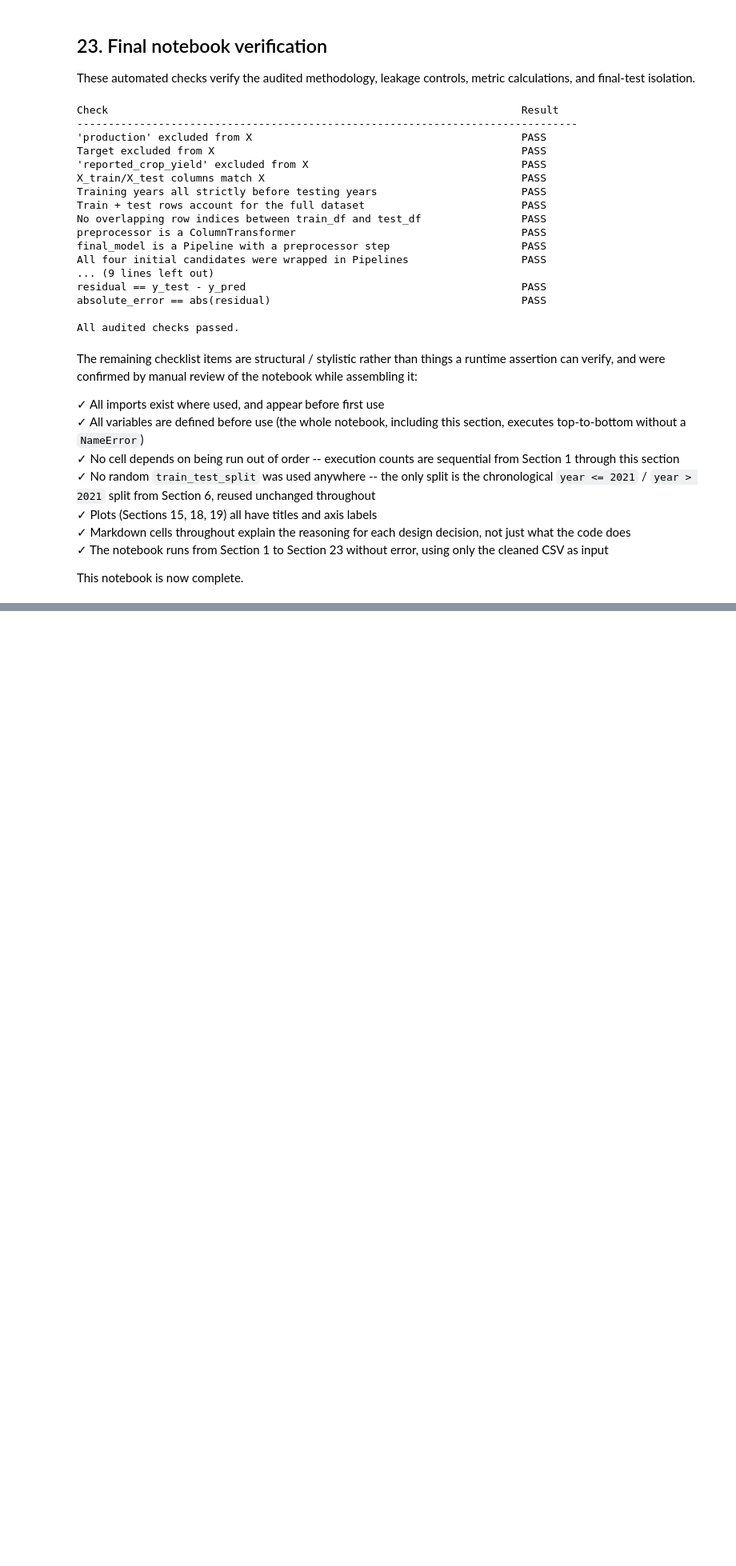
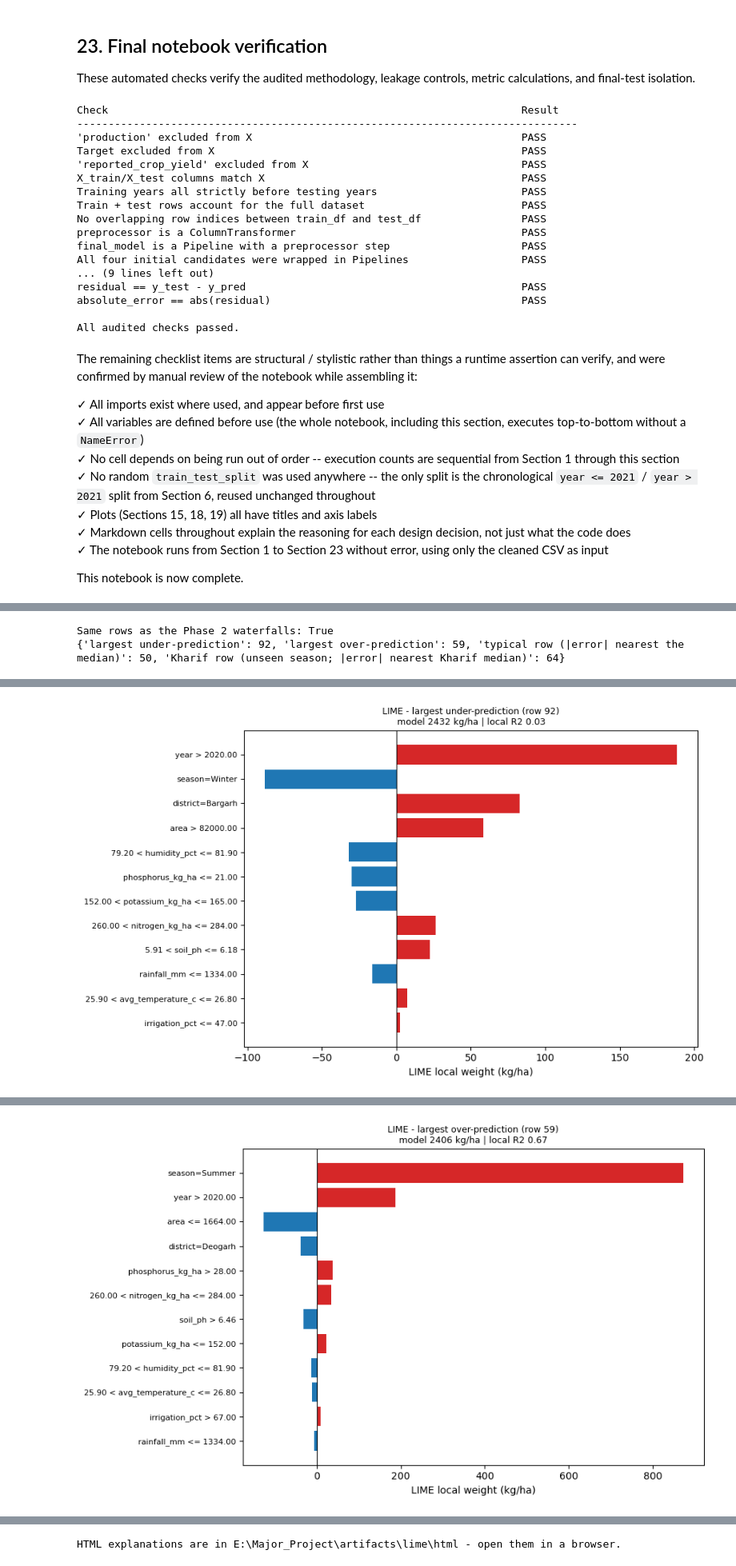
Before and after one commit to kalpana-sketch/Rice_Yield_Prediction, a Jupyter notebook: Odisha_Rice_ML_Audited_Corrected.ipynb, the cells around one changed output, grey strips where cells are left out. Shown at 80% size. Drawn from its saved outputs; the diff is of its cells as text; code cells hidden in the pictures; blank space fills up the shorter version.

Commit message:
Add SHAP LIME robustness analysis and Streamlit dashboard

```diff
--- a/Odisha_Rice_ML_Audited_Corrected.ipynb
+++ b/Odisha_Rice_ML_Audited_Corrected.ipynb
@@ -1993,0 +4121,69 @@ This notebook is now complete.
+# %%
+# %% 3.6  Choose the observations (same deterministic rules as the SHAP waterfalls)
+resid = yt - pred_te_lime; abs_err = np.abs(resid)
+picks_l = {
+    "largest under-prediction": int(np.argmax(resid)),
+    "largest over-prediction": int(np.argmin(resid)),
+    "typical row (|error| nearest the median)": int(np.argmin(np.abs(abs_err - np.median(abs_err)))),
+}
+if unseen_mask.any():
+    k_idx = np.where(unseen_mask)[0]
+    picks_l["Kharif row (unseen season; |error| nearest Kharif median)"] = \
+        int(k_idx[np.argmin(np.abs(abs_err[k_idx] - np.median(abs_err[k_idx])))])
+if "picks" in globals() and isinstance(picks, dict):
+    print("Same rows as the Phase 2 waterfalls:", dict(picks) == picks_l)
+print(picks_l)
+# %% [output]
+Same rows as the Phase 2 waterfalls: True
+{'largest under-prediction': 92, 'largest over-prediction': 59, 'typical row (|error| nearest the median)': 50, 'Kharif row (unseen season; |error| nearest Kharif median)': 64}
+# %%
+# %% 3.7  Run LIME, save HTML + CSV + figure for each observation
+def slugify(t): return t.split(" (")[0].replace(" ", "_").replace("-", "")
+
+lime_results, case_rows = {}, []
+for tag, i in picks_l.items():
+    row = X_test.iloc[i]
+    unseen_cols = [c for c in categorical_features if str(row[c]) not in cat_levels[c]["train"]]
+    freeze = {c: str(row[c]) for c in unseen_cols}
+    exp = make_explainer(freeze).explain_instance(
+        te_arr[i], lime_predict_fn, num_features=CONFIG["num_features"],
+        num_samples=CONFIG["num_samples"])
+    rules, idx_w = exp.as_list(), exp.as_map()[0]
+    assert len(rules) == len(idx_w)
+    df = pd.DataFrame({"rank": range(1, len(rules) + 1),
+                       "variable": [feature_cols[f] for f, _ in idx_w],
+                       "lime_rule": [r_ for r_, _ in rules],
+                       "weight_kg_ha": [w for _, w in rules]})
+    df["direction"] = np.where(df["weight_kg_ha"] > 0, "raises prediction", "lowers prediction")
+    df["held_fixed_unseen"] = df["variable"].isin(unseen_cols)
+    r2_loc, lp, icpt = _scalar(exp.score), _scalar(exp.local_pred), _scalar(exp.intercept)
+    slug = f"{slugify(tag)}_row{i}"
+    exp.save_to_file(str(LIME_DIR / "html" / f"lime_{slug}.html"))
+    df.to_csv(LIME_DIR / f"lime_{slug}.csv", index=False)
+
+    print(f"\n### {tag} | test row {i} | district={row['district']} season={row['season']} "
+          f"year={int(row['year'])}")
+    print(f"actual={yt[i]:.0f}  model prediction={pred_te_lime[i]:.0f}  "
+          f"| LIME local-surrogate prediction={lp:.0f}  intercept={icpt:.0f}  local R2={r2_loc:.3f}")
+    if unseen_cols:
+        print(f"NOTE: {unseen_cols} = unseen in training. It was held FIXED during sampling, so LIME "
+              f"assigns it no weight; this is not a learned effect.")
+    print(df[["rank", "variable", "lime_rule", "weight_kg_ha", "direction"]].round(2).to_string(index=False))
+
+    fig, ax = plt.subplots(figsize=(9, 5.5)); d = df.iloc[::-1]
+    ax.barh(range(len(d)), d["weight_kg_ha"], color=np.where(d["weight_kg_ha"] > 0, "#d62728", "#1f77b4"))
+    ax.set_yticks(range(len(d))); ax.set_yticklabels(d["lime_rule"], fontsize=8)
+    ax.axvline(0, color="k", lw=0.8); ax.set_xlabel("LIME local weight (kg/ha)")
+    ax.set_title(f"LIME - {tag} (row {i})\nmodel {pred_te_lime[i]:.0f} kg/ha | local R2 {r2_loc:.2f}"
+                 + ("  | unseen season held fixed" if unseen_cols else ""), fontsize=9)
+    plt.tight_layout(); fig.savefig(FIG_DIR / f"lime_bar_{slug}.png", dpi=200); plt.show()
+
+    lime_results[tag] = {"row": i, "weights": df, "local_r2": r2_loc, "local_pred": lp,
+                         "intercept": icpt, "model_pred": float(pred_te_lime[i]), "frozen": unseen_cols}
+    case_rows.append({"case": tag, "row": i, "district": row["district"], "season": row["season"],
+                      "year": int(row["year"]), "actual": yt[i], "model_prediction": pred_te_lime[i],
+                      "lime_local_pred": lp, "lime_intercept": icpt, "local_r2": r2_loc,
+                      "unseen_held_fixed": ",".join(unseen_cols)})
+cases_df = pd.DataFrame(case_rows); cases_df.to_csv(LIME_DIR / "lime_cases_summary.csv", index=False)
+print("\nHTML explanations are in", (LIME_DIR / "html").resolve(), "- open them in a browser.")
+# %% [output]
@@ -1993,0 +4205 @@ This notebook is now complete.
+[figure, added]
@@ -1993,0 +4221 @@ This notebook is now complete.
+[figure, added]
@@ -1993,0 +4256 @@ This notebook is now complete.
+HTML explanations are in E:\Major_Project\artifacts\lime\html - open them in a browser.
```
Also changed, not shown: parts of 68 cells of this notebook, 58 other files.
